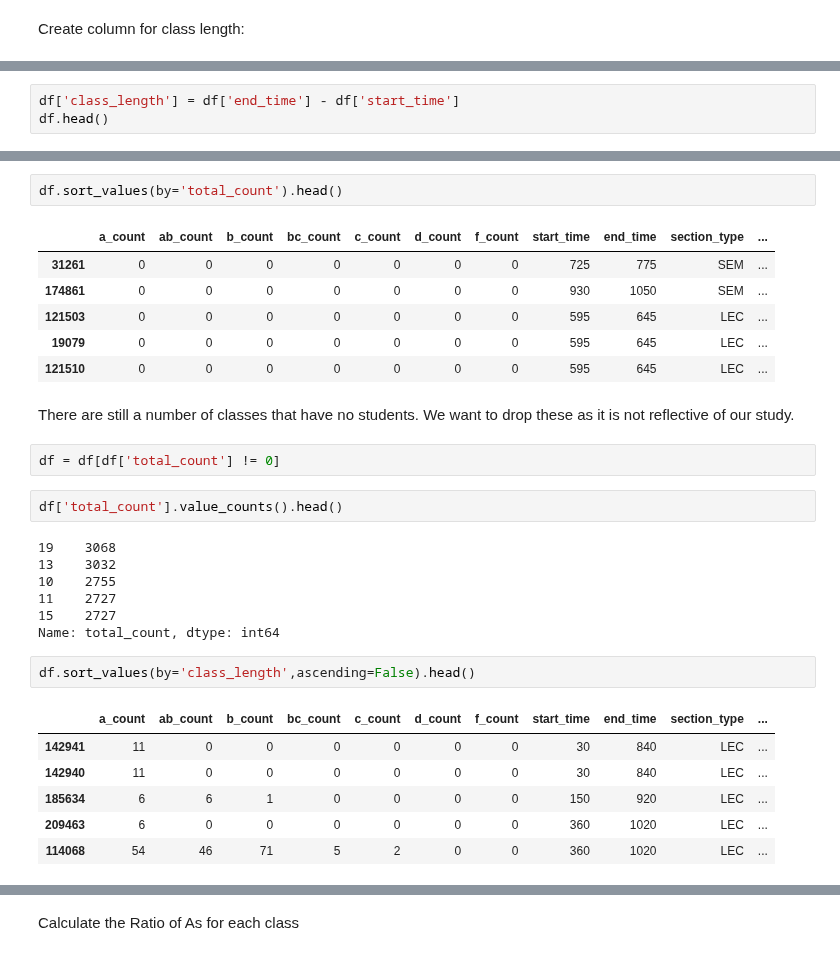
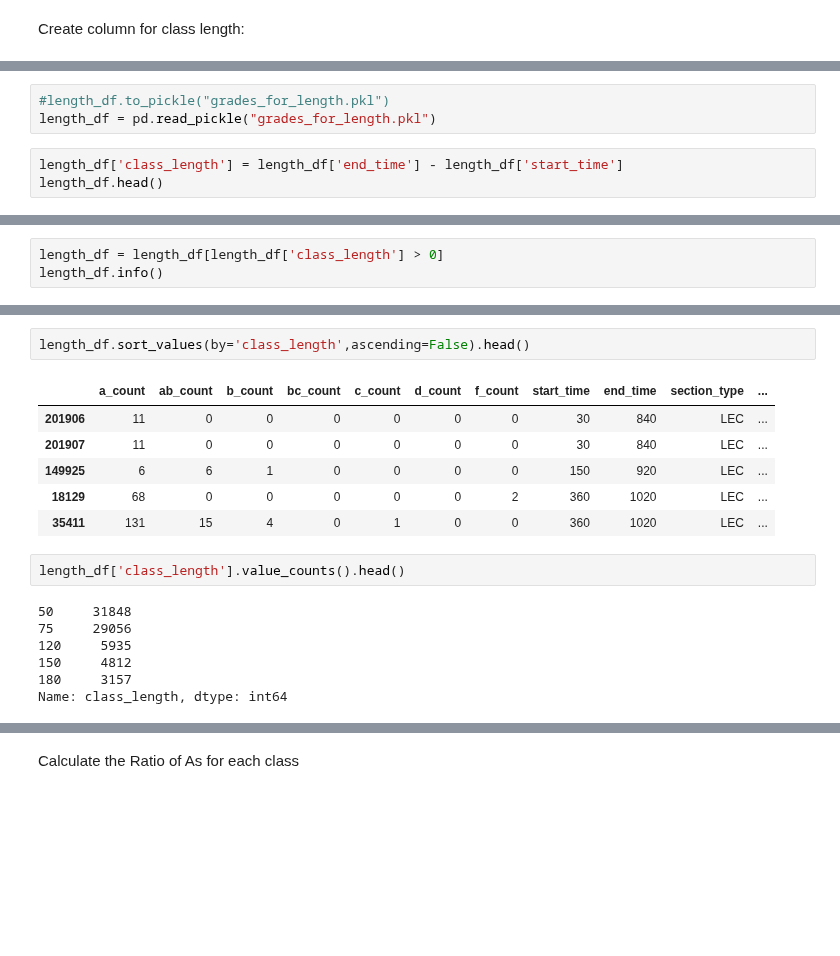
Before and after one commit to kayschulz/build_course_schedule, a Jupyter notebook: length_and_grades.ipynb, the cells around one changed output, grey strips where cells are left out. Cells and saved outputs as stored; diff of their text form; blank space fills up the shorter version.

```diff
--- a/length_and_grades.ipynb
+++ b/length_and_grades.ipynb
@@ -85,5 +90,8 @@ Create column for class length:
+# %%
+#length_df.to_pickle("grades_for_length.pkl")
+length_df = pd.read_pickle("grades_for_length.pkl")
 # %%
-df['class_length'] = df['end_time'] - df['start_time']
-df.head()
+length_df['class_length'] = length_df['end_time'] - length_df['start_time']
+length_df.head()
 # %% [output]
 |  | a_count | ab_count | b_count | bc_count | c_count | d_count | f_count | start_time | end_time | section_type | ... |
@@ -131,0 +105,3 @@ memory usage: 9.7+ MB
+# %%
+length_df = length_df[length_df['class_length'] > 0]
+length_df.info()
@@ -132,31 +126,18 @@ memory usage: 9.7+ MB
 # %%
-df.sort_values(by='total_count').head()
+length_df.sort_values(by='class_length',ascending=False).head()
 # %% [output]
 |  | a_count | ab_count | b_count | bc_count | c_count | d_count | f_count | start_time | end_time | section_type | ... |
-| 31261 | 0 | 0 | 0 | 0 | 0 | 0 | 0 | 725 | 775 | SEM | ... |
-| 174861 | 0 | 0 | 0 | 0 | 0 | 0 | 0 | 930 | 1050 | SEM | ... |
-| 121503 | 0 | 0 | 0 | 0 | 0 | 0 | 0 | 595 | 645 | LEC | ... |
-| 19079 | 0 | 0 | 0 | 0 | 0 | 0 | 0 | 595 | 645 | LEC | ... |
-| 121510 | 0 | 0 | 0 | 0 | 0 | 0 | 0 | 595 | 645 | LEC | ... |
+| 201906 | 11 | 0 | 0 | 0 | 0 | 0 | 0 | 30 | 840 | LEC | ... |
+| 201907 | 11 | 0 | 0 | 0 | 0 | 0 | 0 | 30 | 840 | LEC | ... |
+| 149925 | 6 | 6 | 1 | 0 | 0 | 0 | 0 | 150 | 920 | LEC | ... |
+| 18129 | 68 | 0 | 0 | 0 | 0 | 0 | 2 | 360 | 1020 | LEC | ... |
+| 35411 | 131 | 15 | 4 | 0 | 1 | 0 | 0 | 360 | 1020 | LEC | ... |
-# %% [markdown]
-There are still a number of classes that have no students. We want to drop these as it is not reflective of our study.
-# %%
-df = df[df['total_count'] != 0]
 # %%
-df['total_count'].value_counts().head()
+length_df['class_length'].value_counts().head()
 # %% [output]
-19    3068
-13    3032
-10    2755
-11    2727
-15    2727
-Name: total_count, dtype: int64
+50     31848
+75     29056
+120     5935
+150     4812
+180     3157
+Name: class_length, dtype: int64
-# %%
-df.sort_values(by='class_length',ascending=False).head()
-# %% [output]
-|  | a_count | ab_count | b_count | bc_count | c_count | d_count | f_count | start_time | end_time | section_type | ... |
-| 142941 | 11 | 0 | 0 | 0 | 0 | 0 | 0 | 30 | 840 | LEC | ... |
-| 142940 | 11 | 0 | 0 | 0 | 0 | 0 | 0 | 30 | 840 | LEC | ... |
-| 185634 | 6 | 6 | 1 | 0 | 0 | 0 | 0 | 150 | 920 | LEC | ... |
-| 209463 | 6 | 0 | 0 | 0 | 0 | 0 | 0 | 360 | 1020 | LEC | ... |
-| 114068 | 54 | 46 | 71 | 5 | 2 | 0 | 0 | 360 | 1020 | LEC | ... |
```
Also changed, not shown: parts of 27 cells of this notebook, 5 other files.
